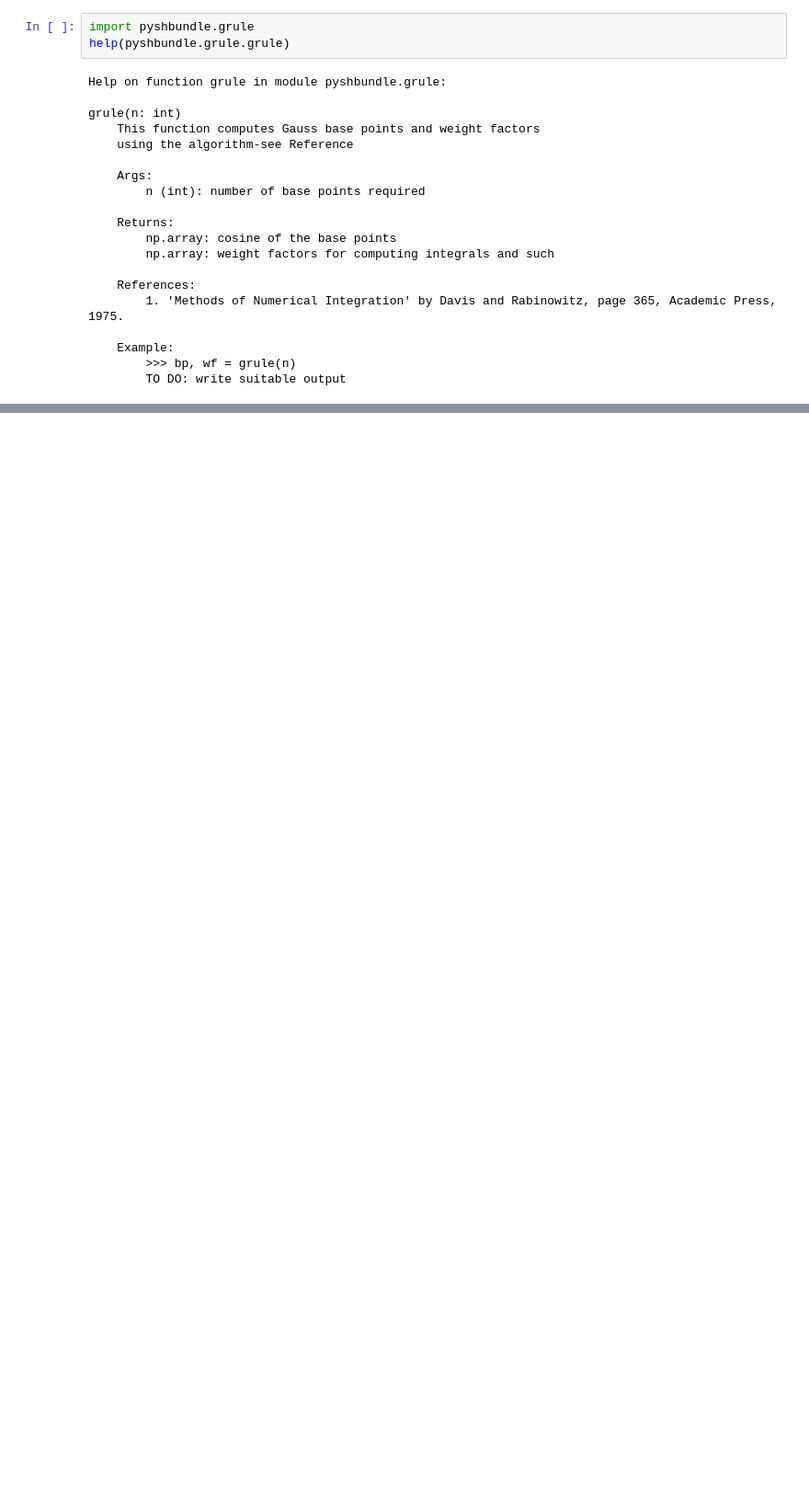
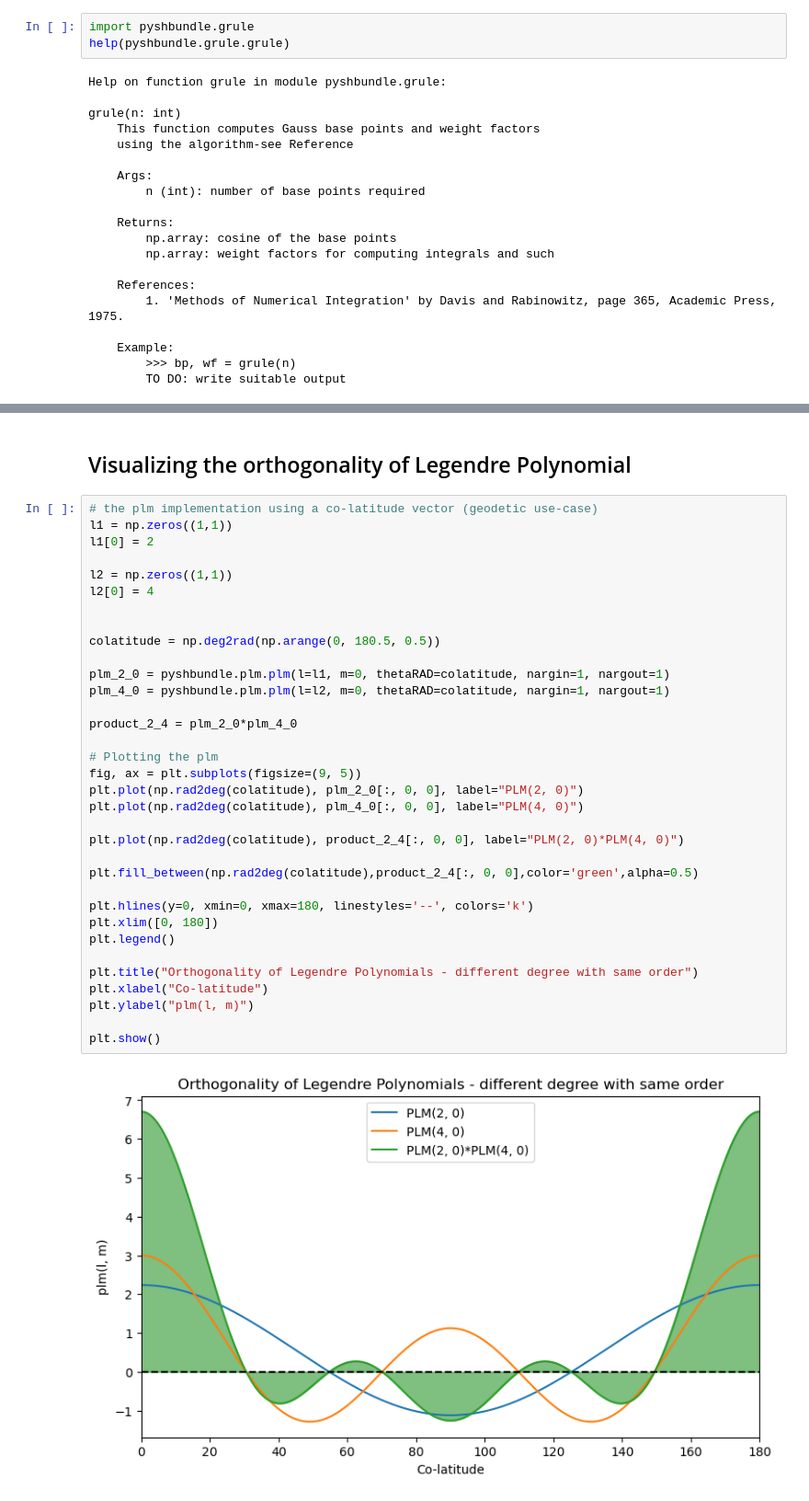
Before and after one commit to GESS-research-group/pyshbundle, a Jupyter notebook: notebooks/test_pyshbundle.ipynb, the cells around one changed output, grey strips where cells are left out. Shown at 92% size. Drawn from its saved outputs; the diff is of its cells as text; blank space fills up the shorter version.

```diff
--- a/notebooks/test_pyshbundle.ipynb
+++ b/notebooks/test_pyshbundle.ipynb
@@ -1006,0 +994,38 @@ array([0.00078053, 0.00181615, 0.00285141, 0.00388385, 0.00491228,
+# %% [markdown]
+## Visualizing the orthogonality of Legendre Polynomial
+# %%
+# the plm implementation using a co-latitude vector (geodetic use-case)
+l1 = np.zeros((1,1))
+l1[0] = 2
+
+l2 = np.zeros((1,1))
+l2[0] = 4
+
+
+colatitude = np.deg2rad(np.arange(0, 180.5, 0.5))
+
+plm_2_0 = pyshbundle.plm.plm(l=l1, m=0, thetaRAD=colatitude, nargin=1, nargout=1)
+plm_4_0 = pyshbundle.plm.plm(l=l2, m=0, thetaRAD=colatitude, nargin=1, nargout=1)
+
+product_2_4 = plm_2_0*plm_4_0
+
+# Plotting the plm
+fig, ax = plt.subplots(figsize=(9, 5))
+plt.plot(np.rad2deg(colatitude), plm_2_0[:, 0, 0], label="PLM(2, 0)")
+plt.plot(np.rad2deg(colatitude), plm_4_0[:, 0, 0], label="PLM(4, 0)")
+
+plt.plot(np.rad2deg(colatitude), product_2_4[:, 0, 0], label="PLM(2, 0)*PLM(4, 0)")
+
+plt.fill_between(np.rad2deg(colatitude),product_2_4[:, 0, 0],color='green',alpha=0.5)
+
+plt.hlines(y=0, xmin=0, xmax=180, linestyles='--', colors='k')
+plt.xlim([0, 180])
+plt.legend()
+
+plt.title("Orthogonality of Legendre Polynomials - different degree with same order")
+plt.xlabel("Co-latitude")
+plt.ylabel("plm(l, m)")
+
+plt.show()
+# %% [output]
+[figure, added]
```
Also changed, not shown: parts of 22 cells of this notebook.
